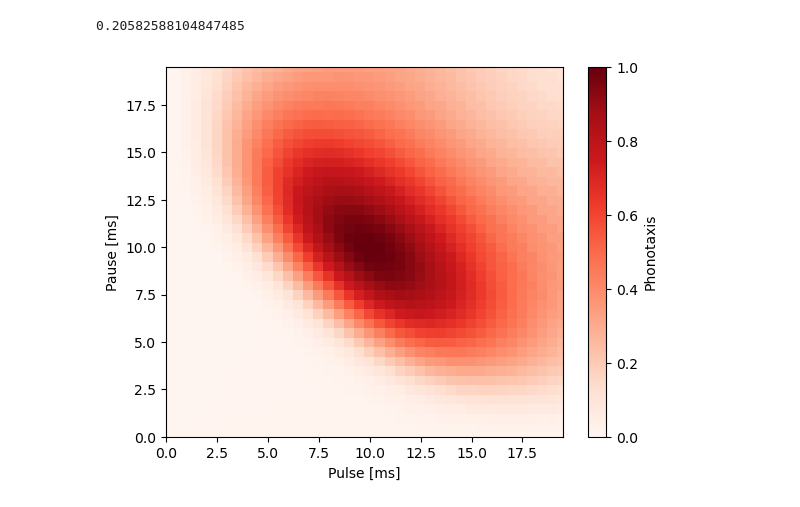
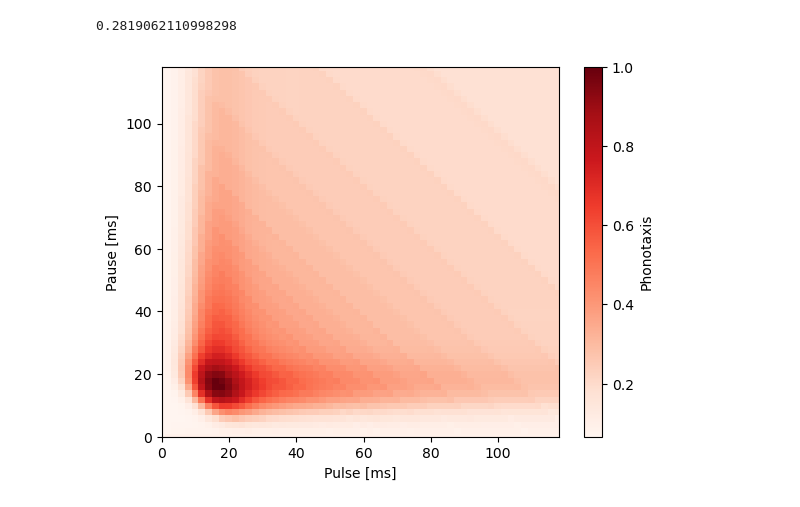
Before and after one commit to TheGeekyWarren/Lab_Rotation_Clemens, a Jupyter notebook: Final_Code-Copy1.ipynb, the cells around one changed output. Drawn from its saved outputs; the diff is of its cells as text; code cells hidden in the pictures.

```diff
--- a/Final_Code-Copy1.ipynb
+++ b/Final_Code-Copy1.ipynb
@@ -64,11 +26,0 @@ def import_data():
-# %%
-#defining some global variables that are constant and used throughout the code
-
-pnt_ori = import_data() # ms
-dur_max = 20
-dur_step = 0.5  # ms
-global pnt_ori, pdur_i, ppau_i
-
-pnt_ori /= np.max(pnt_ori)
-# print(pnt_ori)
-pdur_i, ppau_i = gen_field(dur_max, dur_step)
@@ -74,0 +124,10 @@ pdur_i, ppau_i = gen_field(dur_max, dur_step)
+# %%
+#defining some global variables that are constant and used throughout the code
+
+dur_max = 120  # ms
+dur_step = 2 # ms
+global pnt_ori, pdur_i, ppau_i
+pnt_ori = import_data(dur_max, dur_step)
+pnt_ori /= np.max(pnt_ori)
+# print(pnt_ori)
+pdur_i, ppau_i = gen_field(dur_max, dur_step)
@@ -143,10 +204,11 @@ def sig_diff(cfg):
 
     #normalization
     pnt = np.maximum(pnt, 0)
-    if (np.max(pnt) - np.min(pnt)) > 0:
-        pnt = (pnt - np.min(pnt))/(np.max(pnt) - np.min(pnt))
-    else:
-        pnt = (pnt - np.min(pnt))
+    pnt /= np.max(pnt)
+    # if (np.max(pnt) - np.min(pnt)) > 0:
+    #     pnt = (pnt - np.min(pnt))/(np.max(pnt) - np.min(pnt))
+    # else:
+    #     pnt = (pnt - np.min(pnt))
     #RMS of difference
     diff = np.sqrt(np.mean((pnt - pnt_ori)**2))
 
@@ -167,24 +229,28 @@ def sig_diff2(cfg):
 
     #normalization
     pnt = np.maximum(pnt, 0)
-    if (np.max(pnt) - np.min(pnt)) > 0:
-        pnt = (pnt - np.min(pnt))/(np.max(pnt) - np.min(pnt))
-    else:
-        pnt = (pnt - np.min(pnt))
+    pnt /= np.max(pnt)
+
+    # if (np.max(pnt) - np.min(pnt)) > 0:
+    #     pnt = (pnt - np.min(pnt))/(np.max(pnt) - np.min(pnt))
+    # else:
+    #     pnt = (pnt - np.min(pnt))
+
     #RMS of difference
     diff = np.sqrt(np.mean((pnt - pnt_ori)**2))
 
     return diff, pnt
 # %%
 #setting initial values. and printing the start point of the minimize function present below
-cfg = [50, 10, 0, 0, 0.02, 1]
+# cfg = [ 72.78,  8.571,  0.7359, -0.009, 0.3807,  3.733]
+cfg = [30, 10, 0, 0.0, 0.31, 5]
 y = sig_diff(cfg)
 print(y)
 xz = sig_diff2(cfg)
 plot_field(pdur_i, ppau_i, xz[1])
 # %% [output]
-0.20582588104847485
+0.2819062110998298
-[figure, old version]
+[figure, new version]
 # %%
 #bounds of each parameter
 
```
Also changed, not shown: parts of 10 cells of this notebook.
